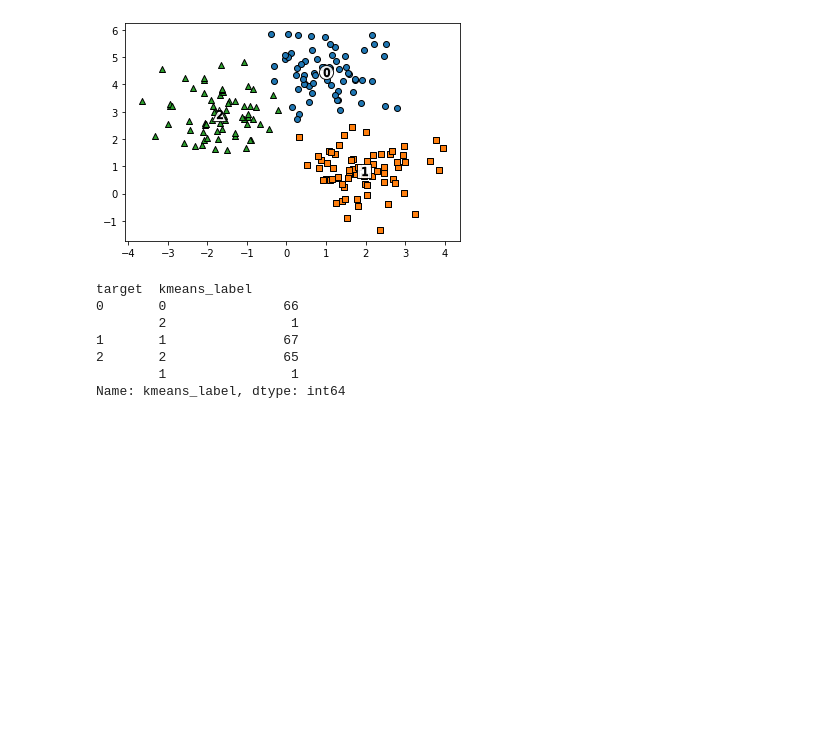
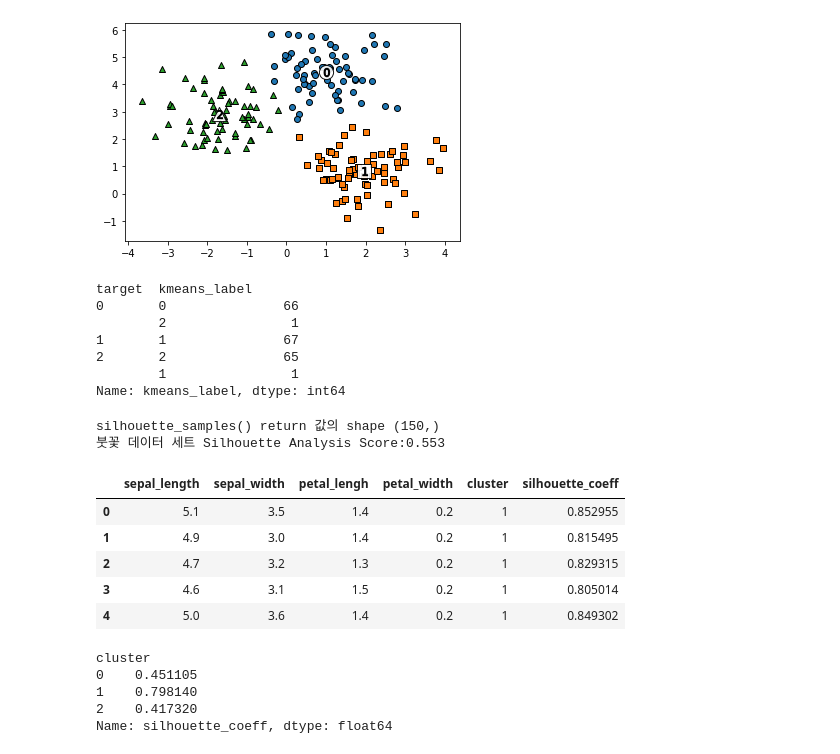
Before and after one commit to JungRyung/AI_class, a Jupyter notebook: Machine-Learning/ch07_clustering.ipynb, the cells around one changed output. Saved outputs shown, nothing was run; the diff lists cells and outputs as text; code cells hidden in the pictures; blank space fills up the shorter version.

```diff
--- a/Machine-Learning/ch07_clustering.ipynb
+++ b/Machine-Learning/ch07_clustering.ipynb
@@ -146,3 +146,41 @@ target  kmeans_label
 2       2               65
         1                1
 Name: kmeans_label, dtype: int64
+# %%
+from sklearn.metrics import silhouette_samples, silhouette_score
+
+iris = load_iris()
+
+feature_names = ['sepal_length','sepal_width','petal_lengh','petal_width']
+irisDF = pd.DataFrame(iris.data, columns=feature_names)
+kmeans = KMeans(n_clusters=3, init='k-means++', max_iter=300, random_state=0).fit(irisDF)
+irisDF['cluster'] = kmeans.labels_
+
+# iris의 모든 개별 데이터에 실루엣 계수 값을 구함.
+score_samples = silhouette_samples(iris.data, irisDF['cluster'])
+print('silhouette_samples() return 값의 shape',score_samples.shape)
+
+# irisDF에 실루엣 계수 칼럼 추가
+irisDF['silhouette_coeff'] = score_samples
+
+# 모든 데이터의 평균 실루엣 계수 값을 구함.
+average_score = silhouette_score(iris.data, irisDF['cluster'])
+print('붓꽃 데이터 세트 Silhouette Analysis Score:{0:.3f}'.format(average_score))
+irisDF.head()
+# %% [output]
+silhouette_samples() return 값의 shape (150,)
+붓꽃 데이터 세트 Silhouette Analysis Score:0.553
+|  | sepal_length | sepal_width | petal_lengh | petal_width | cluster | silhouette_coeff |
+| 0 | 5.1 | 3.5 | 1.4 | 0.2 | 1 | 0.852955 |
+| 1 | 4.9 | 3.0 | 1.4 | 0.2 | 1 | 0.815495 |
+| 2 | 4.7 | 3.2 | 1.3 | 0.2 | 1 | 0.829315 |
+| 3 | 4.6 | 3.1 | 1.5 | 0.2 | 1 | 0.805014 |
+| 4 | 5.0 | 3.6 | 1.4 | 0.2 | 1 | 0.849302 |
+# %%
+irisDF.groupby('cluster')['silhouette_coeff'].mean()
+# %% [output]
+cluster
+0    0.451105
+1    0.798140
+2    0.417320
+Name: silhouette_coeff, dtype: float64
```
Also changed, not shown: parts of 4 cells of this notebook, 3 other files.
